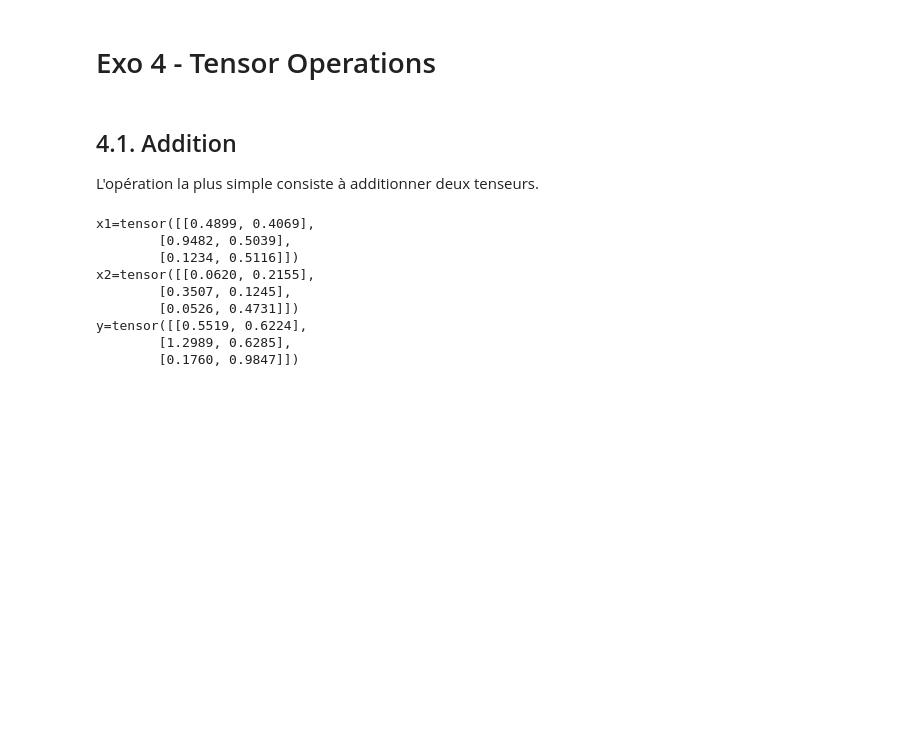
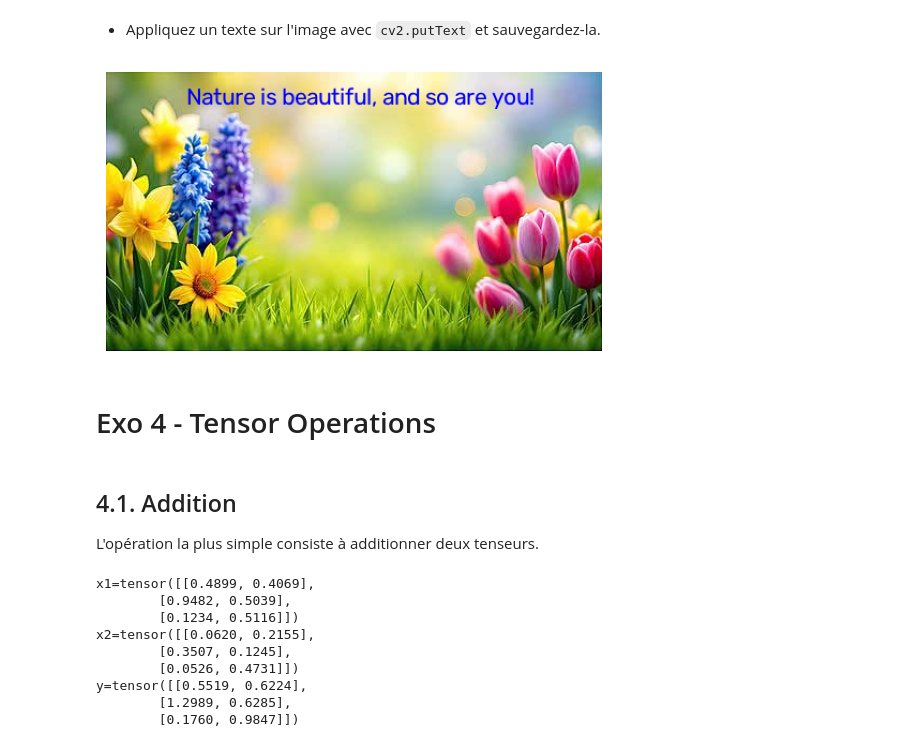
Before and after one commit to Azsu-rae/asura-mlkit, a Jupyter notebook: tutorials/Tensors.ipynb, the cells around one changed output. Saved outputs shown, nothing was run; the diff lists cells and outputs as text; code cells hidden in the pictures; blank space fills up the shorter version.

```diff
--- a/tutorials/Tensors.ipynb
+++ b/tutorials/Tensors.ipynb
@@ -52,3 +98,15 @@ torch.from_numpy(t.numpy())=tensor([[[1., 2.],
+# %% [markdown]
+- Appliquez un texte sur l'image avec `cv2.putText` et sauvegardez-la.
+# %%
+opencv_img_withtext = opencv_img.copy()
+cv2.putText(opencv_img_withtext, "Nature is beautiful, and so are you!", (75, 30), cv2.FONT_ITALIC, 0.75, (255, 0, 0))
+cv2.imwrite("nature_withtext.jpg", opencv_img_withtext)
+
+plt.imshow(cv2.cvtColor(opencv_img_withtext, cv2.COLOR_BGR2RGB))
+plt.axis("off")
+plt.show()
+# %% [output]
+[figure, added]
 # %% [markdown]
 # Exo 4 - Tensor Operations
 # %% [markdown]
```
Also changed, not shown: parts of 20 cells of this notebook, 51 other files.
